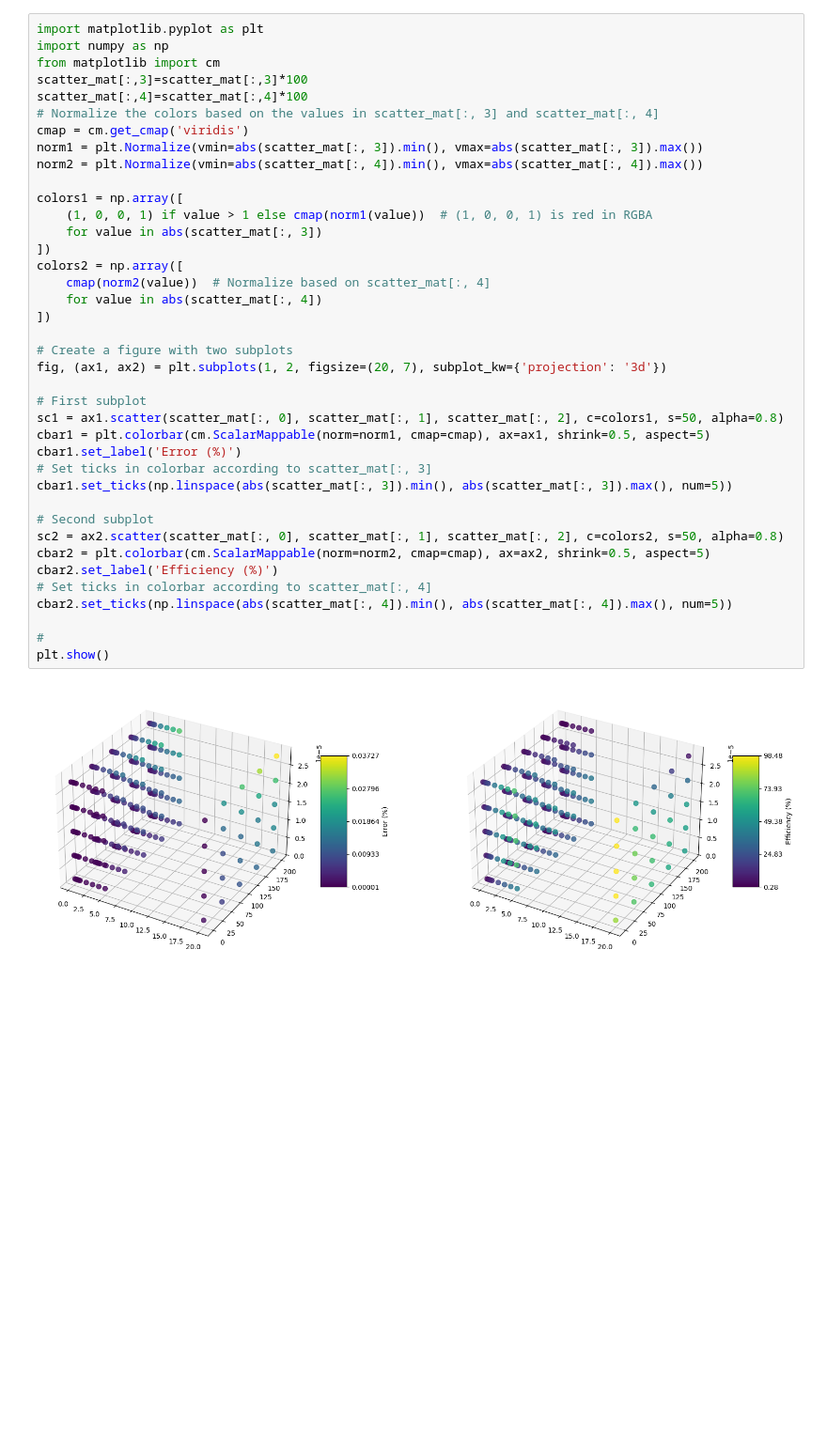
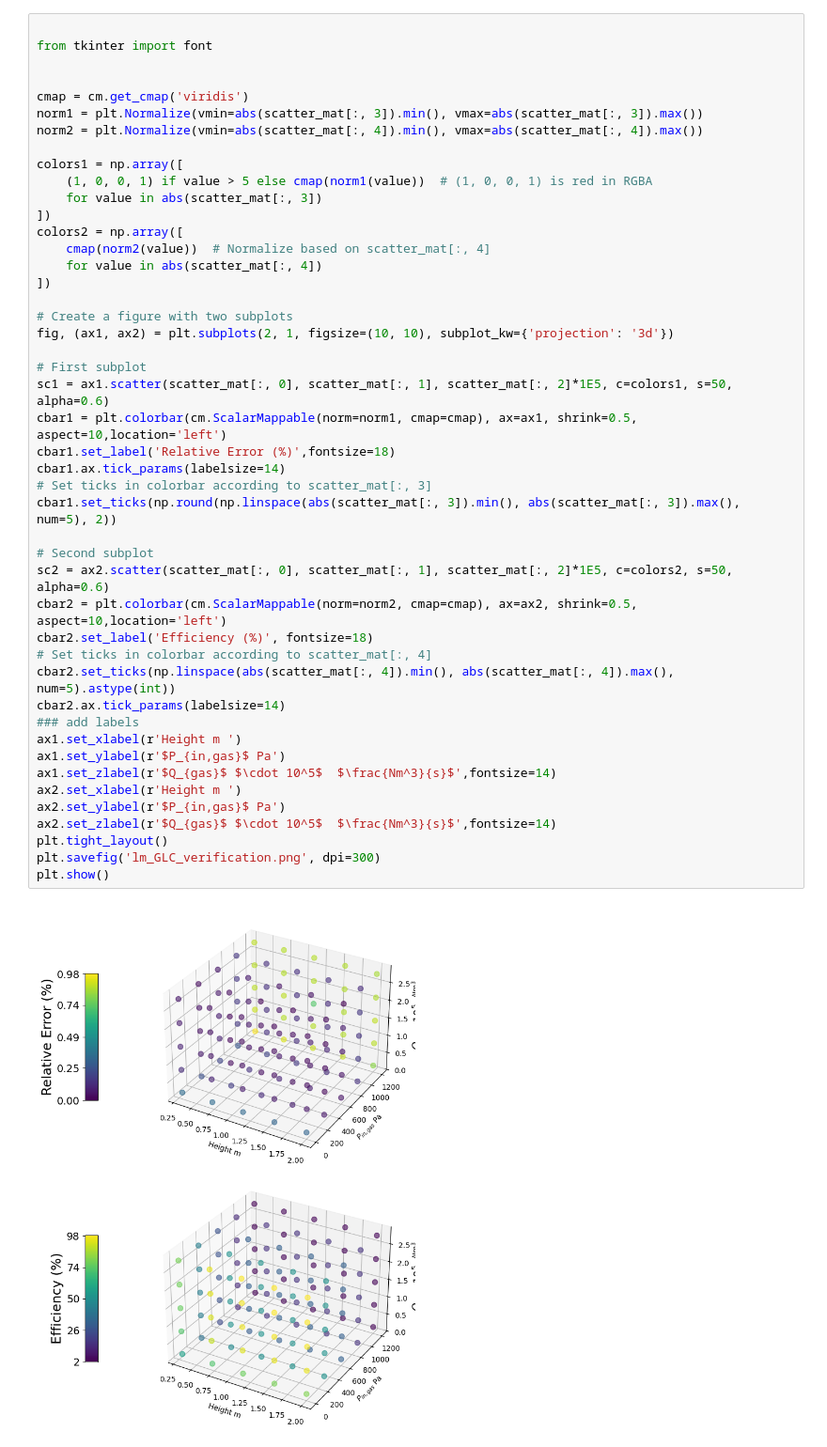
Before and after one commit to gabriele-ferrero/TRIOMA_Verification, a Jupyter notebook: GLC_Verification/GLC_lm.ipynb, the cells around one changed output. Shown at 94% size. Saved outputs shown, nothing was run; the diff lists cells and outputs as text; blank space fills up the shorter version.

Commit message:
Update lm GLC verification

```diff
--- a/GLC_Verification/GLC_lm.ipynb
+++ b/GLC_Verification/GLC_lm.ipynb
@@ -143,41 +154,48 @@ err is  -6.907518018915183e-05
 # %%
-import matplotlib.pyplot as plt
-import numpy as np
-from matplotlib import cm
-scatter_mat[:,3]=scatter_mat[:,3]*100
-scatter_mat[:,4]=scatter_mat[:,4]*100
-# Normalize the colors based on the values in scatter_mat[:, 3] and scatter_mat[:, 4]
+
+from tkinter import font
+
+
 cmap = cm.get_cmap('viridis')
 norm1 = plt.Normalize(vmin=abs(scatter_mat[:, 3]).min(), vmax=abs(scatter_mat[:, 3]).max())
 norm2 = plt.Normalize(vmin=abs(scatter_mat[:, 4]).min(), vmax=abs(scatter_mat[:, 4]).max())
 
 colors1 = np.array([
-    (1, 0, 0, 1) if value > 1 else cmap(norm1(value))  # (1, 0, 0, 1) is red in RGBA
+    (1, 0, 0, 1) if value > 5 else cmap(norm1(value))  # (1, 0, 0, 1) is red in RGBA
     for value in abs(scatter_mat[:, 3])
 ])
 colors2 = np.array([
     cmap(norm2(value))  # Normalize based on scatter_mat[:, 4]
     for value in abs(scatter_mat[:, 4])
 ])
 
 # Create a figure with two subplots
-fig, (ax1, ax2) = plt.subplots(1, 2, figsize=(20, 7), subplot_kw={'projection': '3d'})
+fig, (ax1, ax2) = plt.subplots(2, 1, figsize=(10, 10), subplot_kw={'projection': '3d'})
 
 # First subplot
-sc1 = ax1.scatter(scatter_mat[:, 0], scatter_mat[:, 1], scatter_mat[:, 2], c=colors1, s=50, alpha=0.8)
-cbar1 = plt.colorbar(cm.ScalarMappable(norm=norm1, cmap=cmap), ax=ax1, shrink=0.5, aspect=5)
-cbar1.set_label('Error (%)')
+sc1 = ax1.scatter(scatter_mat[:, 0], scatter_mat[:, 1], scatter_mat[:, 2]*1E5, c=colors1, s=50, alpha=0.6)
+cbar1 = plt.colorbar(cm.ScalarMappable(norm=norm1, cmap=cmap), ax=ax1, shrink=0.5, aspect=10,location='left')
+cbar1.set_label('Relative Error (%)',fontsize=18)
+cbar1.ax.tick_params(labelsize=14)
 # Set ticks in colorbar according to scatter_mat[:, 3]
-cbar1.set_ticks(np.linspace(abs(scatter_mat[:, 3]).min(), abs(scatter_mat[:, 3]).max(), num=5))
+cbar1.set_ticks(np.round(np.linspace(abs(scatter_mat[:, 3]).min(), abs(scatter_mat[:, 3]).max(), num=5), 2))
 
 # Second subplot
-sc2 = ax2.scatter(scatter_mat[:, 0], scatter_mat[:, 1], scatter_mat[:, 2], c=colors2, s=50, alpha=0.8)
-cbar2 = plt.colorbar(cm.ScalarMappable(norm=norm2, cmap=cmap), ax=ax2, shrink=0.5, aspect=5)
-cbar2.set_label('Efficiency (%)')
+sc2 = ax2.scatter(scatter_mat[:, 0], scatter_mat[:, 1], scatter_mat[:, 2]*1E5, c=colors2, s=50, alpha=0.6)
+cbar2 = plt.colorbar(cm.ScalarMappable(norm=norm2, cmap=cmap), ax=ax2, shrink=0.5, aspect=10,location='left')
+cbar2.set_label('Efficiency (%)', fontsize=18)
 # Set ticks in colorbar according to scatter_mat[:, 4]
-cbar2.set_ticks(np.linspace(abs(scatter_mat[:, 4]).min(), abs(scatter_mat[:, 4]).max(), num=5))
-
-#
+cbar2.set_ticks(np.linspace(abs(scatter_mat[:, 4]).min(), abs(scatter_mat[:, 4]).max(), num=5).astype(int))
+cbar2.ax.tick_params(labelsize=14)
+### add labels
+ax1.set_xlabel(r'Height m ')
+ax1.set_ylabel(r'$P_{in,gas}$ Pa')
+ax1.set_zlabel(r'$Q_{gas}$ $\cdot 10^5$  $\frac{Nm^3}{s}$',fontsize=14)
+ax2.set_xlabel(r'Height m ')
+ax2.set_ylabel(r'$P_{in,gas}$ Pa')
+ax2.set_zlabel(r'$Q_{gas}$ $\cdot 10^5$  $\frac{Nm^3}{s}$',fontsize=14)
+plt.tight_layout()
+plt.savefig('lm_GLC_verification.png', dpi=300)
 plt.show()
 # %% [output]
-[figure, old version]
+[figure, new version]
```
Also changed, not shown: parts of 3 cells of this notebook, 1 other file.
